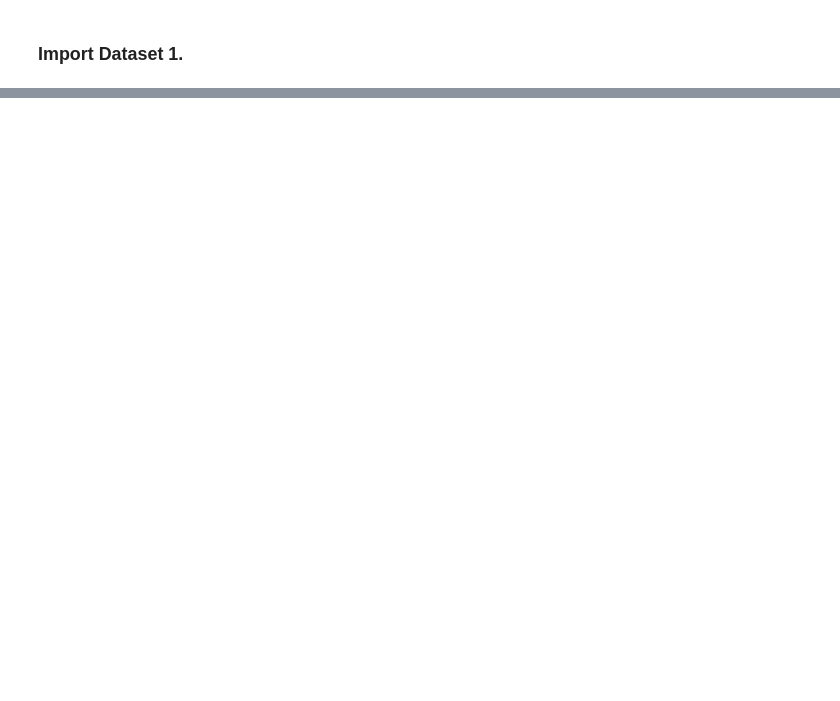
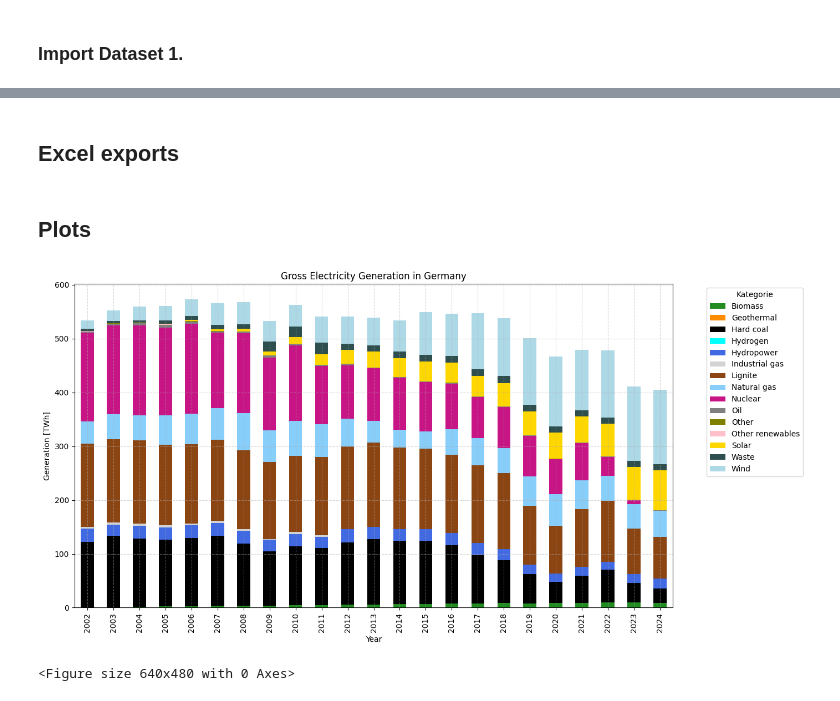
Before and after one commit to SultanGabriel/de_gridmix, a Jupyter notebook: gridmix_destatis.ipynb, the cells around one changed output, grey strips where cells are left out. Drawn from its saved outputs; the diff is of its cells as text; code cells hidden in the pictures; blank space fills up the shorter version.

```diff
--- a/gridmix_destatis.ipynb
+++ b/gridmix_destatis.ipynb
@@ -101,0 +537,2 @@ DF_1.head(20)
+# %% [markdown]
+## Excel exports
@@ -101,0 +572,46 @@ DF_1.head(20)
+# %% [markdown]
+## Plots
+# %%
+# Farben definieren (übersetzt)
+COLOR_MAP = {
+    "Waste": "darkslategray",
+    "Biomass": "forestgreen",
+    "Lignite": "saddlebrown",
+    "Natural gas": "lightskyblue",
+    "Geothermal": "darkorange",
+    "Industrial gas": "lightgray",
+    "Nuclear": "mediumvioletred",
+    "Mineral oil": "dimgray",
+    "Solar": "gold",
+    "Other": "olive",
+    "Hard coal": "black",
+    "Hydropower": "royalblue",
+    "Wind": "lightblue",
+    "Hydrogen": "cyan",
+    "Other renewables": "pink",
+}
+# %%
+# Pivot Plot
+pivot_plot = DF_STROMMIX.pivot_table(index="year", columns="Category", values="value", aggfunc="sum").fillna(0)
+
+# MWh -> TWh Conversion for better readability
+pivot_plot= pivot_plot / 1_000_000
+
+# Plot
+categories = list(pivot_plot.columns)
+colors = [COLOR_MAP.get(cat, "gray") for cat in categories]
+
+pivot_plot.plot(kind="bar", stacked=True, figsize=(14, 7), color=colors)
+
+plt.title("Gross Electricity Generation in Germany")
+plt.xlabel("Year")
+plt.ylabel("Generation [TWh]")
+plt.legend(title="Kategorie", bbox_to_anchor=(1.05, 1), loc="upper left")
+plt.grid(True, linestyle="--", alpha=0.5)
+plt.tight_layout()
+plt.show()
+
+plt.savefig(os.path.join(PLOT_DIR, "DF_STROMMIX.png"))
+# %% [output]
+[figure, added]
+<Figure size 640x480 with 0 Axes>
```
Also changed, not shown: parts of 17 cells of this notebook, 31 other files.
